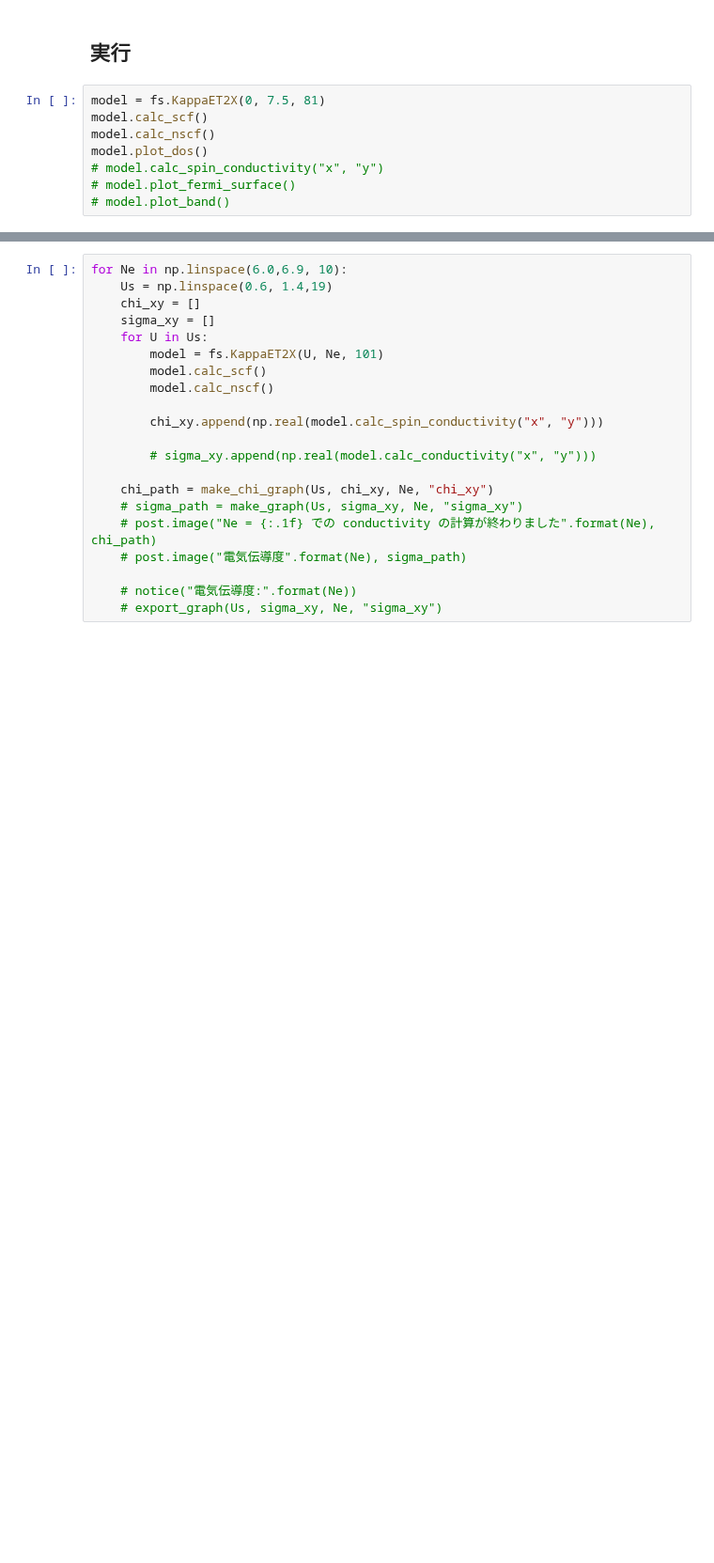
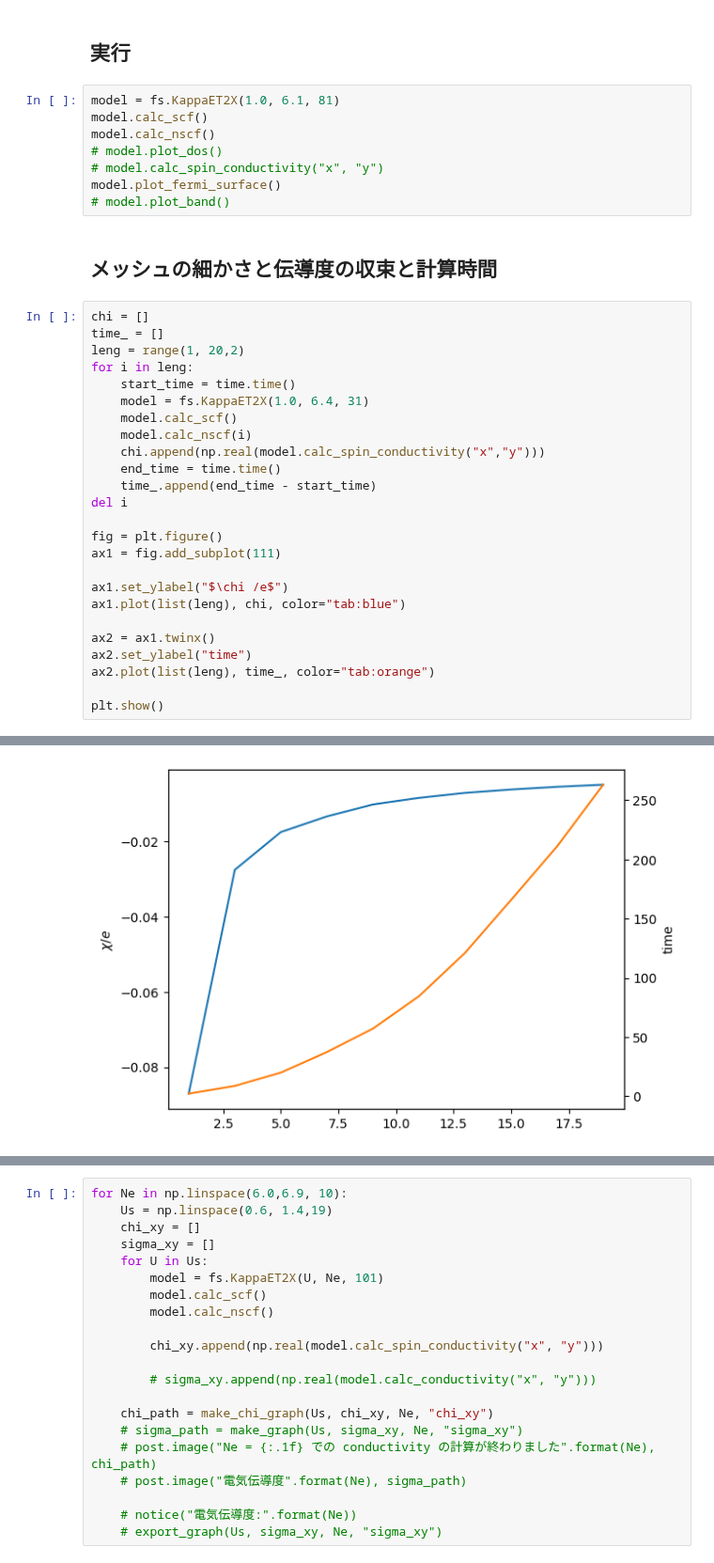
Before and after one commit to xiang-gong3944/----, a Jupyter notebook: 2024_09_25_AlterMagnet1/kappaET2_band_py.ipynb, the cells around one changed output, grey strips where cells are left out. Shown at 94% size. Cells and saved outputs as stored; diff of their text form; blank space fills up the shorter version.

```diff
--- a/2024_09_25_AlterMagnet1/kappaET2_band_py.ipynb
+++ b/2024_09_25_AlterMagnet1/kappaET2_band_py.ipynb
@@ -492,10 +496,38 @@ def make_chi_graph(x, y, Ne, label):
 # %% [markdown]
 ## 実行
 # %%
-model = fs.KappaET2X(0, 7.5, 81)
+model = fs.KappaET2X(1.0, 6.1, 81)
 model.calc_scf()
 model.calc_nscf()
-model.plot_dos()
+# model.plot_dos()
 # model.calc_spin_conductivity("x", "y")
-# model.plot_fermi_surface()
+model.plot_fermi_surface()
 # model.plot_band()
+# %% [markdown]
+## メッシュの細かさと伝導度の収束と計算時間
+# %%
+chi = []
+time_ = []
+leng = range(1, 20,2)
+for i in leng:
+    start_time = time.time()
+    model = fs.KappaET2X(1.0, 6.4, 31)
+    model.calc_scf()
+    model.calc_nscf(i)
+    chi.append(np.real(model.calc_spin_conductivity("x","y")))
+    end_time = time.time()
+    time_.append(end_time - start_time)
+del i
+
+fig = plt.figure()
+ax1 = fig.add_subplot(111)
+
+ax1.set_ylabel("$\chi /e$")
+ax1.plot(list(leng), chi, color="tab:blue")
+
+ax2 = ax1.twinx()
+ax2.set_ylabel("time")
+ax2.plot(list(leng), time_, color="tab:orange")
+
+plt.show()
+# %% [output]
@@ -501,0 +551 @@ model.plot_dos()
+[figure, added]
```
Also changed, not shown: parts of 5 cells of this notebook, 8 other files.
